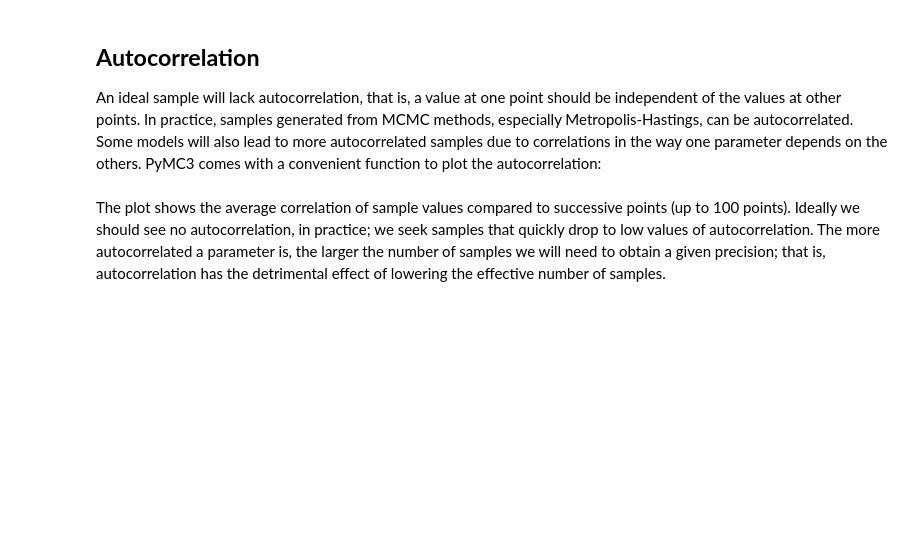
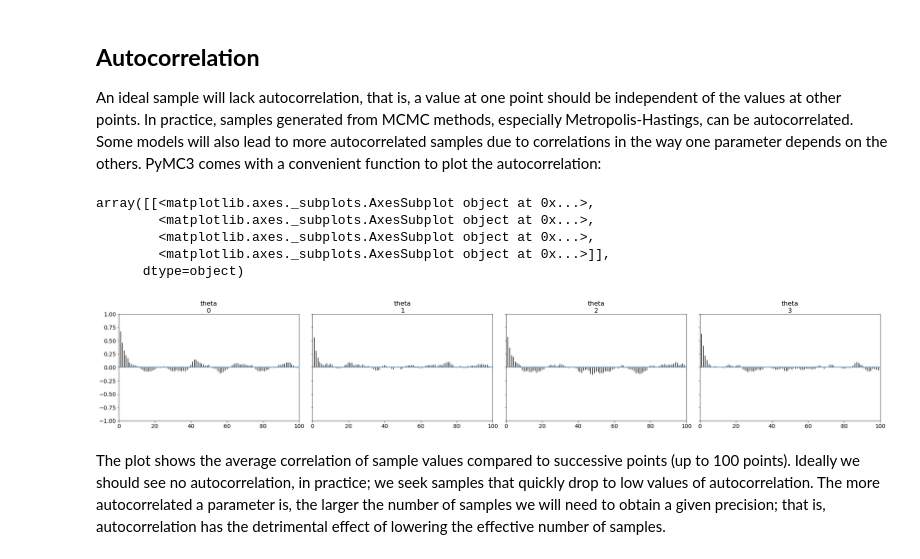
Before and after one commit to erikapat/ML_ALGORITHMS_TEST, a Jupyter notebook: BayesianModels/1.intro.ipynb, the cells around one changed output. Cells and saved outputs as stored; diff of their text form; code cells hidden in the pictures; blank space fills up the shorter version.

```diff
--- a/BayesianModels/1.intro.ipynb
+++ b/BayesianModels/1.intro.ipynb
@@ -173,7 +183,14 @@ This error should be of course below the precision we want in our results. Since
 
 An ideal sample will lack autocorrelation, that is, a value at one point should be independent of the values at other points. In practice, samples generated from MCMC methods, especially Metropolis-Hastings, can be autocorrelated. Some models will also lead to more autocorrelated samples due to correlations in the way one parameter depends on the others. PyMC3 comes with a convenient function to plot the autocorrelation:
 # %%
-pm.autocorrplot(chain)
+pm.autocorrplot(multi_chain)
+# %% [output]
+array([[<matplotlib.axes._subplots.AxesSubplot object at 0x...>,
+        <matplotlib.axes._subplots.AxesSubplot object at 0x...>,
+        <matplotlib.axes._subplots.AxesSubplot object at 0x...>,
+        <matplotlib.axes._subplots.AxesSubplot object at 0x...>]],
+      dtype=object)
+[figure, added]
 # %% [markdown]
 The plot shows the average correlation of sample values compared to successive points (up to 100 points). Ideally we should see no autocorrelation, in practice; we seek samples that quickly drop to low values of autocorrelation. The more autocorrelated a parameter is, the larger the number of samples we will need
 to obtain a given precision; that is, autocorrelation has the detrimental effect of lowering the effective number of samples.
```
Also changed, not shown: parts of 9 cells of this notebook, 10 other files.
